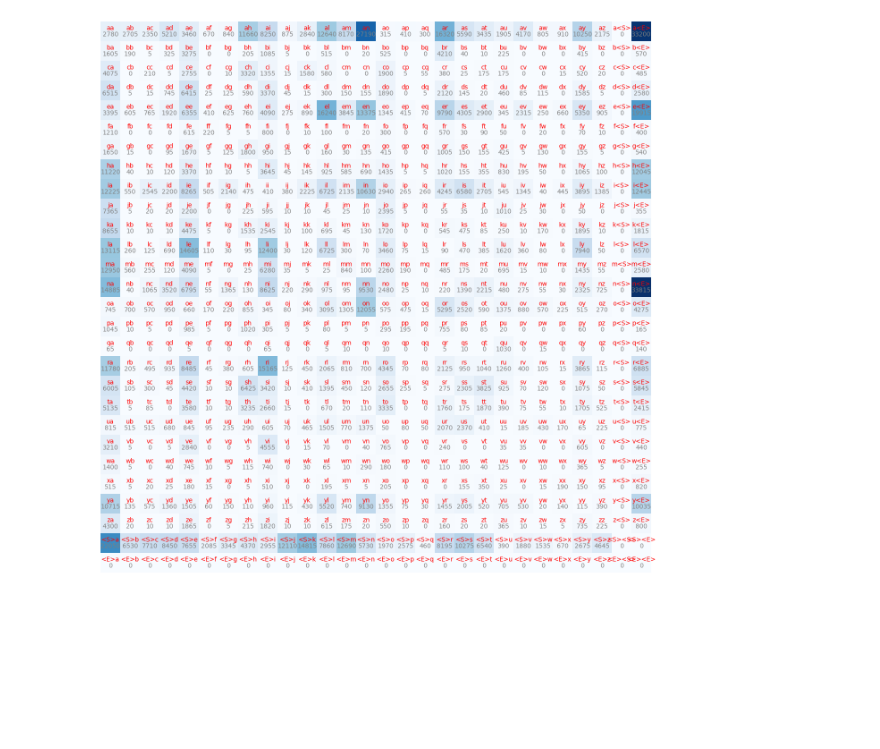
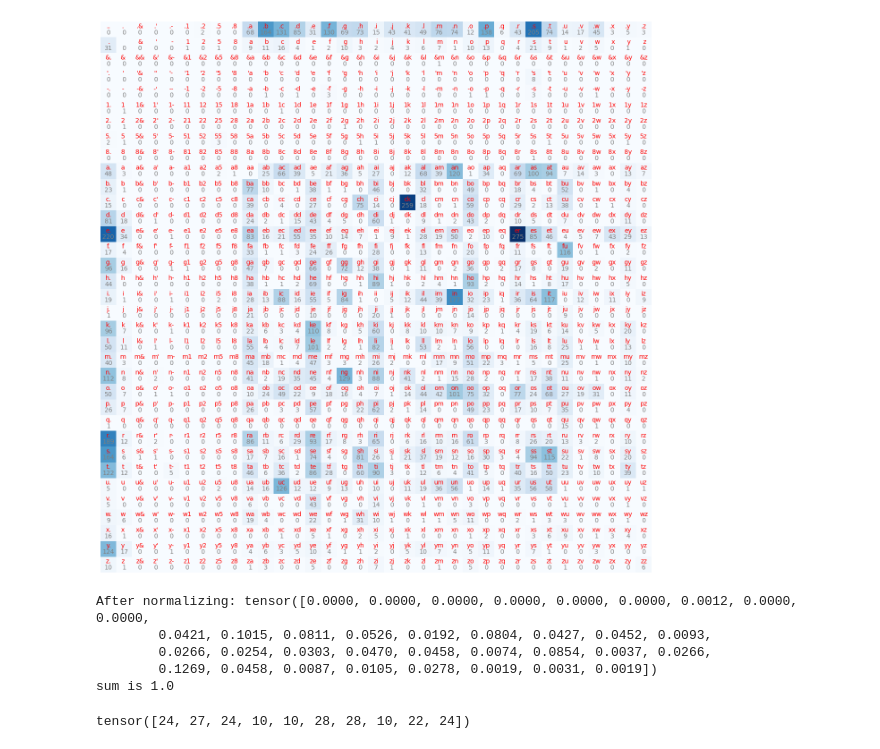
Before and after one commit to RAravindDS/Andrew-karpathy-MakeMoreSeries, a Jupyter notebook: 1-Intro2LLMS/01-.ipynb, the cells around one changed output. Cells and saved outputs as stored; diff of their text form; code cells hidden in the pictures; blank space fills up the shorter version.

Commit message:
added bad words

```diff
--- a/1-Intro2LLMS/01-.ipynb
+++ b/1-Intro2LLMS/01-.ipynb
@@ -10,6 +10,13 @@
 
 ## loading the data
 data = open("names.txt", 'r').read().splitlines()
+# %%
+## loading the bad words dataset
+import pandas as pd
+
+data = pd.read_csv("bad-words.csv")
+data.columns =  ["bad_words"]
+data = data['bad_words'].tolist()
 # %%
 # data exploring
 
@@ -39,23 +46,20 @@ for w in data:
 ### let's store as a tensor array
 import torch
 
-N = torch.zeros((28, 28), dtype = torch.int32) # 26 english words + <S> and <E> token
+N = torch.zeros((35, 35), dtype = torch.int32) # 26 english words + . token
 # %%
 # unique charcters in dataset
 chars = sorted(list(set("".join(data))))
 
 ## let's create a lookup table like label2id and id2label
-stoi = {k:v for v, k in enumerate(chars)}
-itos = {v:k for v, k in enumerate(chars)}
-stoi['<S>'] = 26
-stoi["<E>"] = 27
-itos[26 ] = '<S>'
-itos[27] = "<E>"
+stoi = {k:v+1 for v, k in enumerate(chars)}
+stoi['.'] = 0
+itos = {k:v for v, k in stoi.items()}
 
 
 ## let's store everything in tensors
 for w in data:
-    chs = ["<S>"] + list(w) + ["<E>"]  # adding start and end token for each word
+    chs = ["."] + list(w) + ["."]
     for ch1, ch2 in zip(chs, chs[1:]):
         ix1, ix2 = stoi[ch1], stoi[ch2]
         N[ix1, ix2] += 1
@@ -65,15 +69,36 @@ import matplotlib.pyplot as plt
 # %%
 # let's visualize the tensors
 
 plt.figure(figsize = (16, 16))
 plt.imshow(N, cmap="Blues")
 
-for i in range(28):
-    for j in range(28):
+for i in range(35): # 35 is for number of unique characters in the dataset
+    for j in range(35):
         chstr = itos[i] + itos[j]
         plt.text(j, i, chstr, ha = "center", va = "bottom", color = "red")
         plt.text(j, i, N[i,j].item(), ha = "center", va = "top", color = "gray")
 
 plt.axis("off");
 # %% [output]
-[figure, old version]
+[figure, new version]
+# %%
+# let's take a first row probabilities and normalizes those
+p = N[0].float() ## taking the first row and converting to float because we need to normalize
+p = p /p.sum() ## normalizing
+print(f"After normalizing: {p} \nsum is {p.sum()}")
+# %% [output]
+After normalizing: tensor([0.0000, 0.0000, 0.0000, 0.0000, 0.0000, 0.0000, 0.0012, 0.0000, 0.0000,
+        0.0421, 0.1015, 0.0811, 0.0526, 0.0192, 0.0804, 0.0427, 0.0452, 0.0093,
+        0.0266, 0.0254, 0.0303, 0.0470, 0.0458, 0.0074, 0.0854, 0.0037, 0.0266,
+        0.1269, 0.0458, 0.0087, 0.0105, 0.0278, 0.0019, 0.0031, 0.0019])
+sum is 1.0
+# %%
+# let's sample this gaussian distribution using torch functions
+
+g = torch.Generator().manual_seed(2147483647) ## it always generates the same result
+ix = torch.multinomial(p, num_samples=10, replacement=True, generator=g) ## multinomial  helps to sample from gaussian distribution
+## takes gaussian distribution as input and output the index. Sampling based on the probabilites
+
+ix ## this ix is always same
+# %% [output]
+tensor([24, 27, 24, 10, 10, 28, 28, 10, 22, 24])
```
Also changed, not shown: parts of 2 cells of this notebook, 1 other file.
